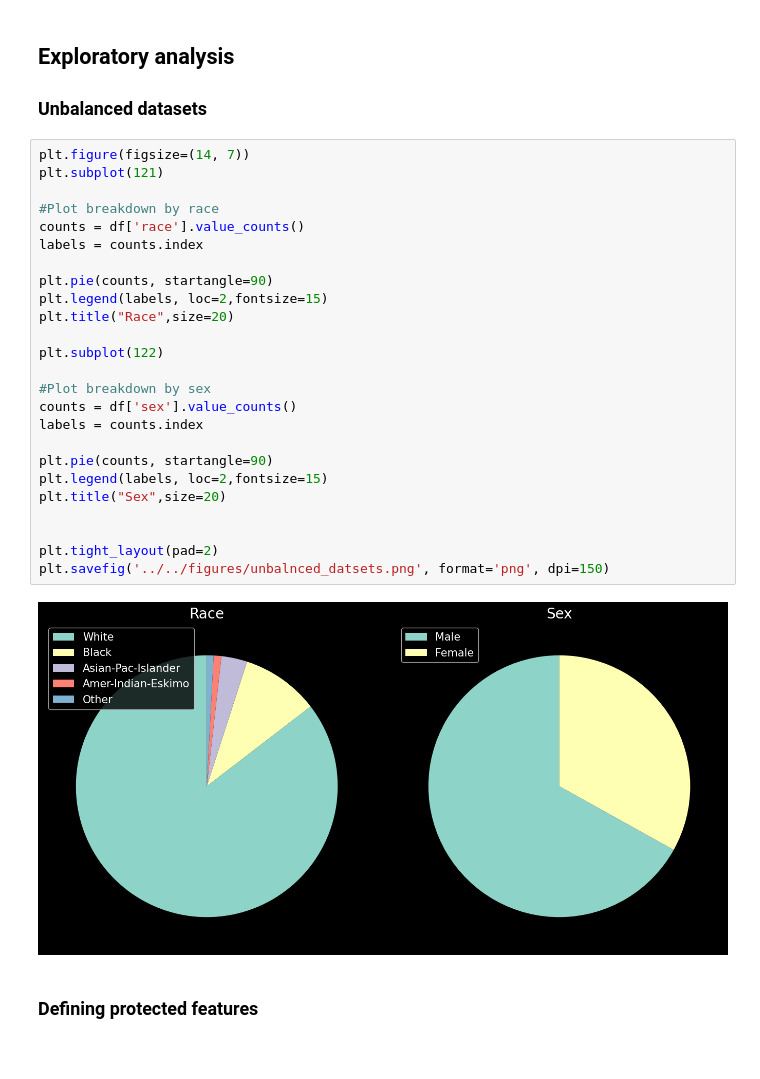
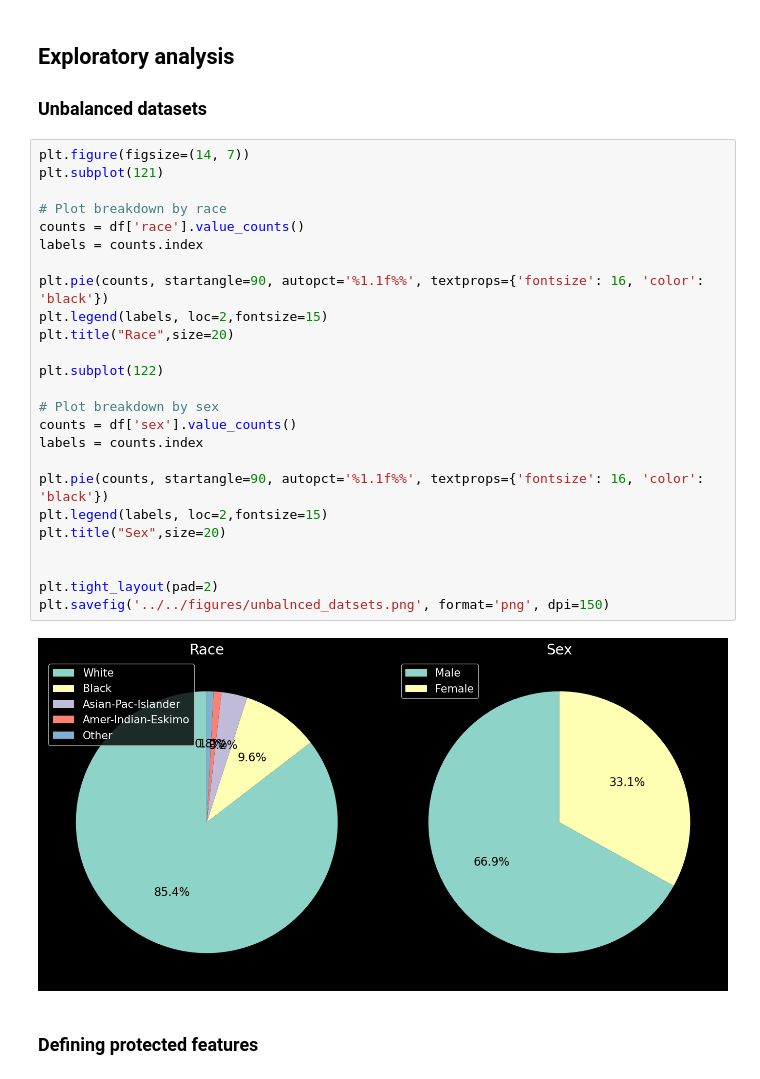
Before and after one commit to hivandu/public_articles, a Jupyter notebook: src/algorithm fairness/Measuring Bias.ipynb, the cells around one changed output. Cells and saved outputs as stored; diff of their text form.

```diff
--- a/src/algorithm fairness/Measuring Bias.ipynb
+++ b/src/algorithm fairness/Measuring Bias.ipynb
@@ -64,30 +69,30 @@ df[['age','education-num','marital-status','occupation',
 # %%
 plt.figure(figsize=(14, 7))
 plt.subplot(121)
 
-#Plot breakdown by race
+# Plot breakdown by race
 counts = df['race'].value_counts()
 labels = counts.index
 
-plt.pie(counts, startangle=90)
+plt.pie(counts, startangle=90, autopct='%1.1f%%', textprops={'fontsize': 16, 'color': 'black'})
 plt.legend(labels, loc=2,fontsize=15)
 plt.title("Race",size=20)
 
 plt.subplot(122)
 
-#Plot breakdown by sex
+# Plot breakdown by sex
 counts = df['sex'].value_counts()
 labels = counts.index
 
-plt.pie(counts, startangle=90)
+plt.pie(counts, startangle=90, autopct='%1.1f%%', textprops={'fontsize': 16, 'color': 'black'})
 plt.legend(labels, loc=2,fontsize=15)
 plt.title("Sex",size=20)
 
 
 plt.tight_layout(pad=2)
 plt.savefig('../../figures/unbalnced_datsets.png', format='png', dpi=150)
 # %% [output]
-[figure, old version]
+[figure, new version]
 # %% [markdown]
 ### Defining protected features
 # %%
```
Also changed, not shown: parts of 7 cells of this notebook, 3 other files.
